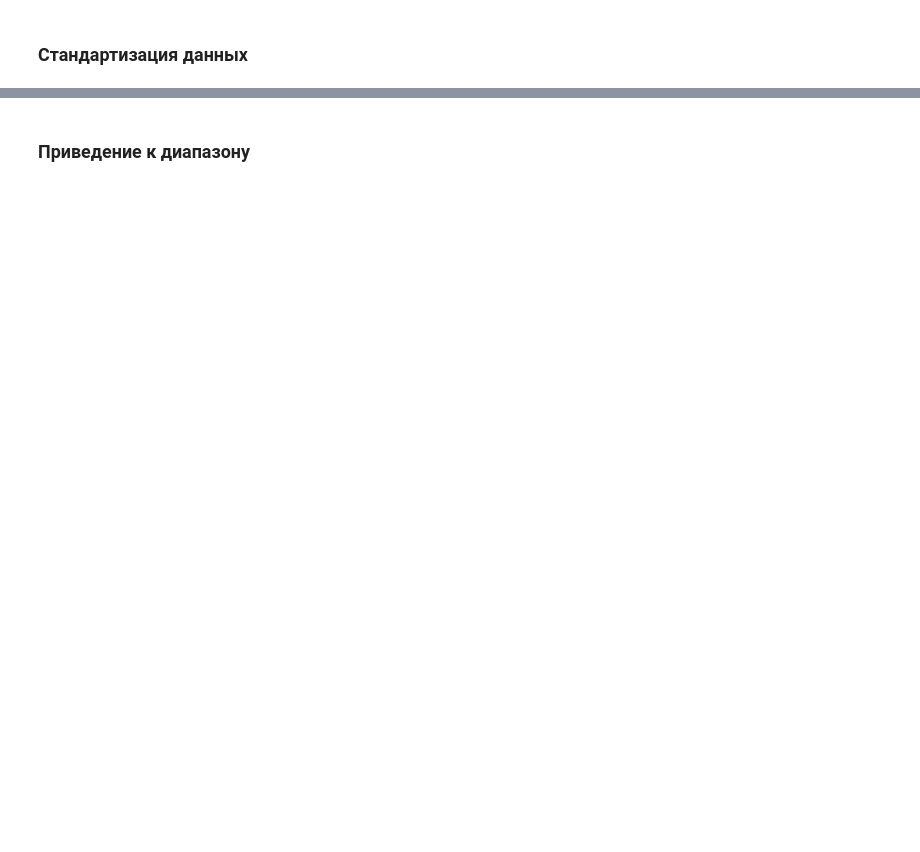
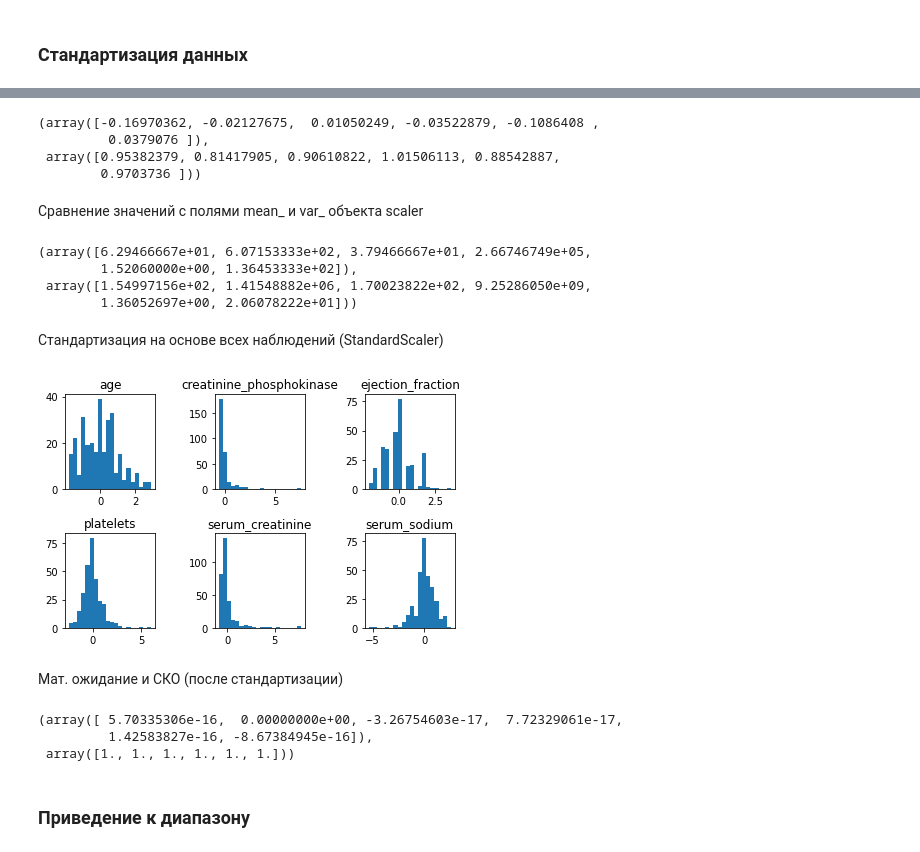
Before and after one commit to sawkamishanov/ml-labs, a Jupyter notebook: lab-1.ipynb, the cells around one changed output, grey strips where cells are left out. Saved outputs shown, nothing was run; the diff lists cells and outputs as text; code cells hidden in the pictures; blank space fills up the shorter version.

```diff
--- a/lab-1.ipynb
+++ b/lab-1.ipynb
@@ -5,6 +5,31 @@ import pandas as pd
 import numpy as np
 import matplotlib.pyplot as plt
 from sklearn import preprocessing
+# %%
+def plot(data):
+    n_bins = 20
+
+    fig, axs = plt.subplots(2, 3)
+    axs[0, 0].hist(data[:, 0], bins = n_bins)
+    axs[0, 0].set_title('age')
+
+    axs[0, 1].hist(data[:, 1], bins = n_bins)
+    axs[0, 1].set_title('creatinine_phosphokinase')
+
+    axs[0, 2].hist(data[:, 2], bins = n_bins)
+    axs[0, 2].set_title('ejection_fraction')
+
+    axs[1, 0].hist(data[:, 3], bins = n_bins)
+    axs[1, 0].set_title('platelets')
+
+    axs[1, 1].hist(data[:, 4], bins = n_bins)
+    axs[1, 1].set_title('serum_creatinine')
+
+    axs[1, 2].hist(data[:, 5], bins = n_bins)
+    axs[1, 2].set_title('serum_sodium')
+
+    fig.tight_layout()
+    plt.show()
 # %% [markdown]
 ### Загрузка датасета. Исключение бинарных признаков и признаков времени.
 # %%
@@ -163,2 +77,35 @@ print(data_from_np)
+# %%
+# после стандартизации
+np.mean(data_scaled, axis=0), np.std(data_scaled, axis=0)
+# %% [output]
+(array([-0.16970362, -0.02127675,  0.01050249, -0.03522879, -0.1086408 ,
+         0.0379076 ]),
+ array([0.95382379, 0.81417905, 0.90610822, 1.01506113, 0.88542887,
+        0.9703736 ]))
+# %% [markdown]
+Сравнение значений с полями mean_ и var_ объекта scaler
+# %%
+scaler.mean_, scaler.var_
+# %% [output]
+(array([6.29466667e+01, 6.07153333e+02, 3.79466667e+01, 2.66746749e+05,
+        1.52060000e+00, 1.36453333e+02]),
+ array([1.54997156e+02, 1.41548882e+06, 1.70023822e+02, 9.25286050e+09,
+        1.36052697e+00, 2.06078222e+01]))
+# %% [markdown]
+Стандартизация на основе всех наблюдений (StandardScaler)
+# %%
+data_scaled = preprocessing.StandardScaler().fit_transform(data)
+# %%
+plot(data_scaled)
+# %% [output]
+[figure, added]
+# %% [markdown]
+Мат. ожидание и СКО (после стандартизации)
+# %%
+np.mean(data_scaled, axis=0), np.std(data_scaled, axis=0)
+# %% [output]
+(array([ 5.70335306e-16,  0.00000000e+00, -3.26754603e-17,  7.72329061e-17,
+         1.42583827e-16, -8.67384945e-16]),
+ array([1., 1., 1., 1., 1., 1.]))
 # %% [markdown]
 ### Приведение к диапазону
```
Also changed, not shown: parts of 28 cells of this notebook.
